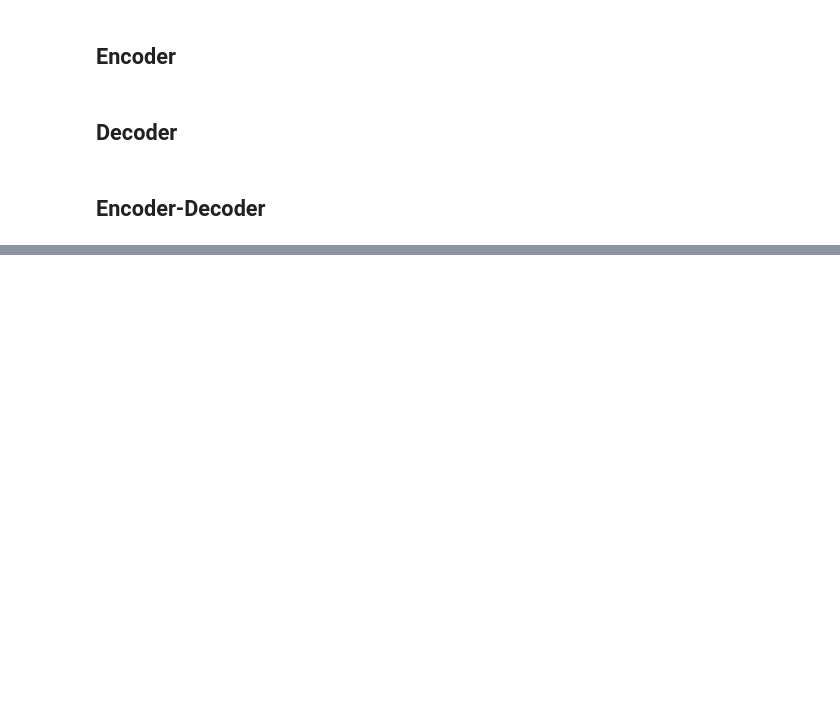
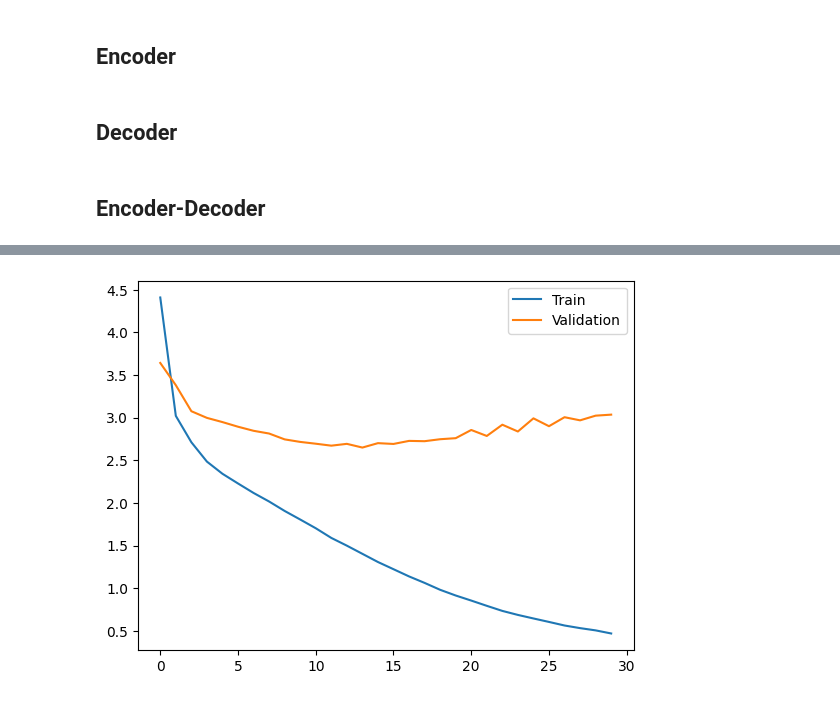
Before and after one commit to denisecammarota/d2ai-notes, a Jupyter notebook: ch9_d2ai.ipynb, the cells around one changed output, grey strips where cells are left out. Saved outputs shown, nothing was run; the diff lists cells and outputs as text; code cells hidden in the pictures; blank space fills up the shorter version.

```diff
--- a/ch9_d2ai.ipynb
+++ b/ch9_d2ai.ipynb
@@ -1109,0 +1197,35 @@ class EncoderDecoder(nn.Module):
+# %%
+def seq2seq_loss(Y_hat, Y, pad_idx):
+    """
+    Y_hat: (batch, T, vocab)
+    Y:     (batch, T)
+    """
+    vocab_size = Y_hat.shape[-1]
+
+    loss = F.cross_entropy(
+        Y_hat.reshape(-1, vocab_size),
+        Y.reshape(-1),
+        reduction="none"
+    )
+
+    mask = (Y.reshape(-1) != pad_idx).float()
+    return (loss * mask).sum() / mask.sum()
+# %%
+class Seq2Seq(EncoderDecoder):
+    def __init__(self, encoder, decoder, tgt_pad):
+        super().__init__(encoder, decoder)
+        self.tgt_pad = tgt_pad
+
+    def loss(self, Y_hat, Y):
+        return seq2seq_loss(Y_hat, Y, self.tgt_pad)
+# %%
+data = MTFraEng(batch_size=128)
+embed_size, num_hiddens, num_layers, dropout = 256, 256, 2, 0.2
+encoder = Seq2SeqEncoder(
+    len(data.src_vocab), embed_size, num_hiddens, num_layers, dropout)
+decoder = Seq2SeqDecoder(
+    len(data.tgt_vocab), embed_size, num_hiddens, num_layers, dropout)
+model = Seq2Seq(encoder, decoder, tgt_pad=data.tgt_vocab['<pad>'])
+# %%
+optimizer = torch.optim.Adam(model.parameters(), lr=0.001)
+n_epochs = 30
@@ -1109,0 +1325,7 @@ class EncoderDecoder(nn.Module):
+# %%
+plt.plot(train_loss, label = 'Train')
+plt.plot(val_loss, label = 'Validation')
+plt.legend()
+plt.show()
+# %% [output]
+[figure, added]
```
Also changed, not shown: parts of 13 cells of this notebook.
